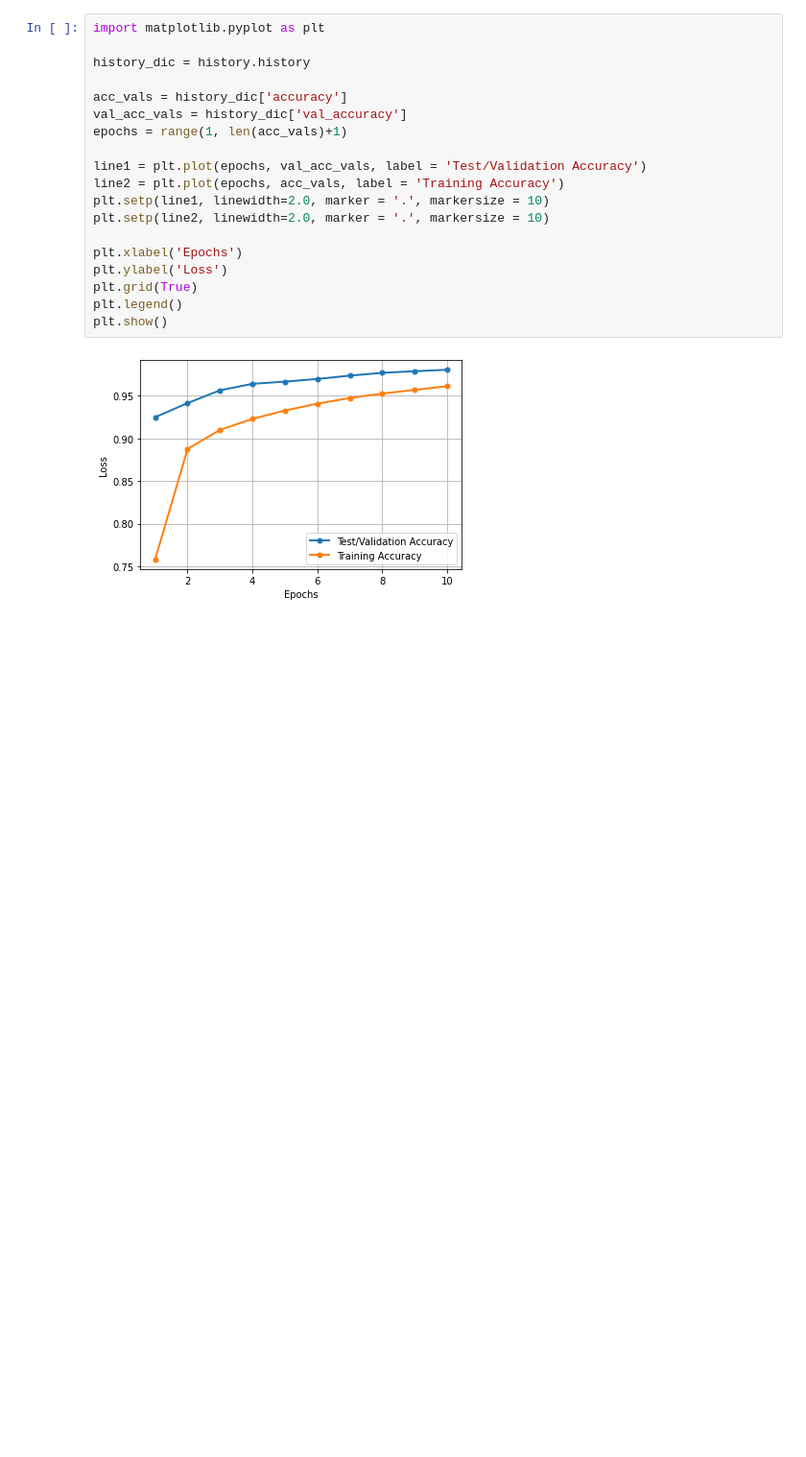
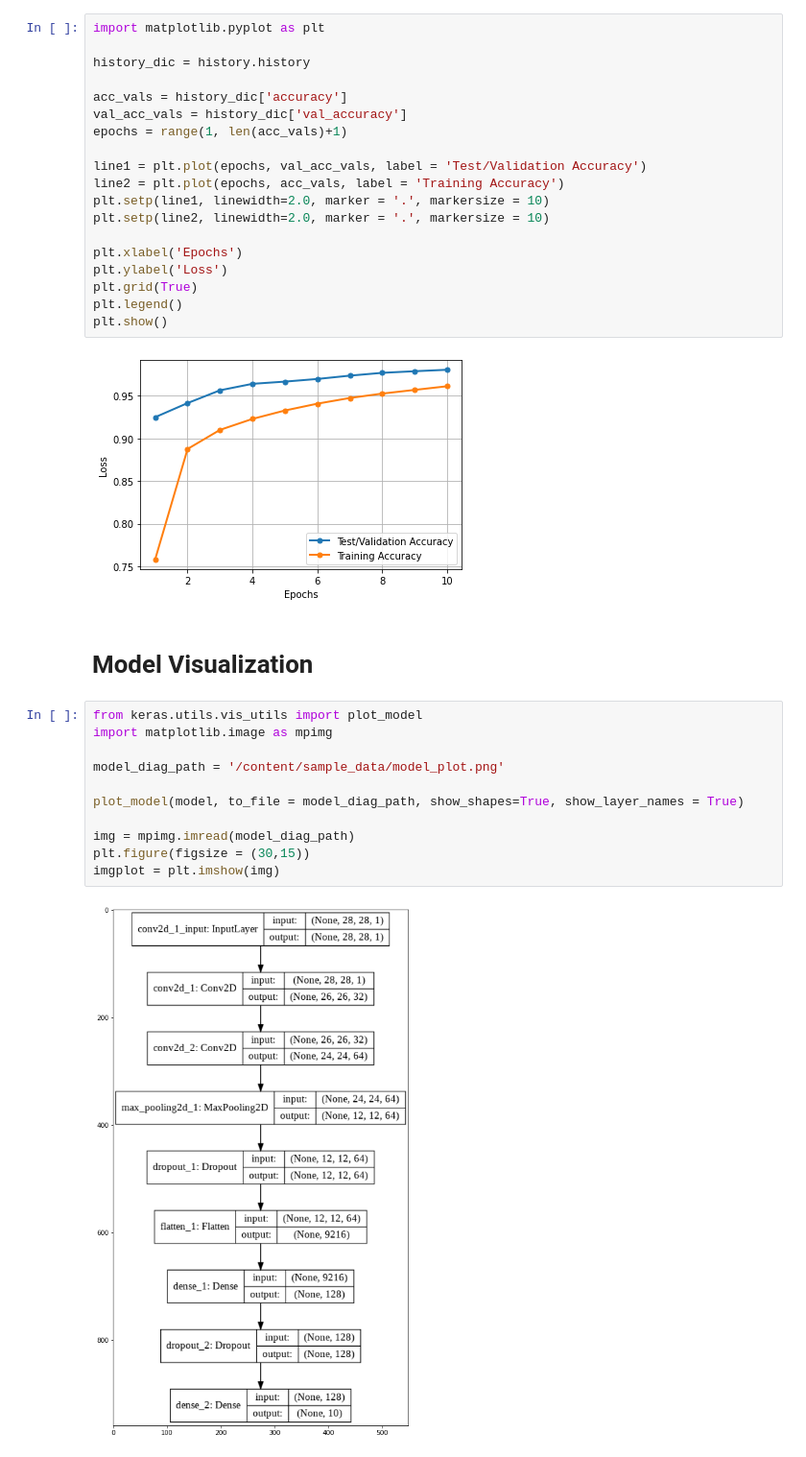
Before and after one commit to MeherBhaskar/MNIST_Classification, a Jupyter notebook: MNIST_classification.ipynb, the cells around one changed output. Shown at 96% size. Cells and saved outputs as stored; diff of their text form; blank space fills up the shorter version.

Commit message:
Added Model Visualization

```diff
--- a/MNIST_classification.ipynb
+++ b/MNIST_classification.ipynb
@@ -186,3 +186,18 @@ plt.legend()
 plt.show()
 # %% [output]
 [figure]
+# %% [markdown]
+# Model Visualization
+# %%
+from keras.utils.vis_utils import plot_model
+import matplotlib.image as mpimg
+
+model_diag_path = '/content/sample_data/model_plot.png'
+
+plot_model(model, to_file = model_diag_path, show_shapes=True, show_layer_names = True)
+
+img = mpimg.imread(model_diag_path)
+plt.figure(figsize = (30,15))
+imgplot = plt.imshow(img)
+# %% [output]
+[figure, added]
```
